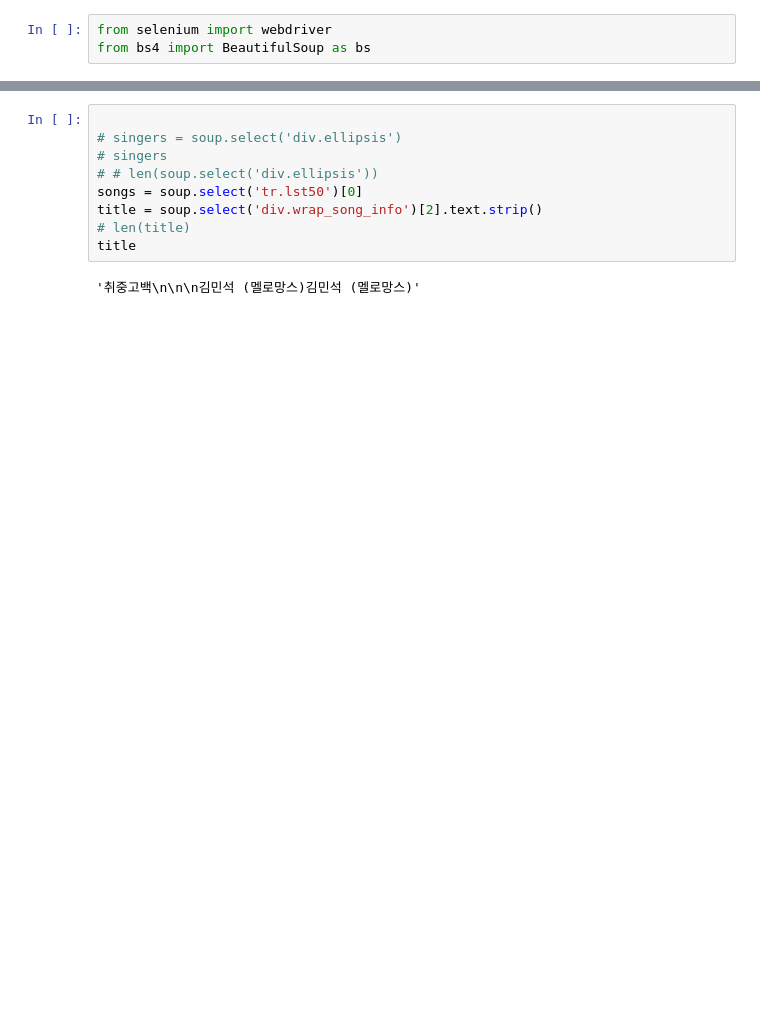
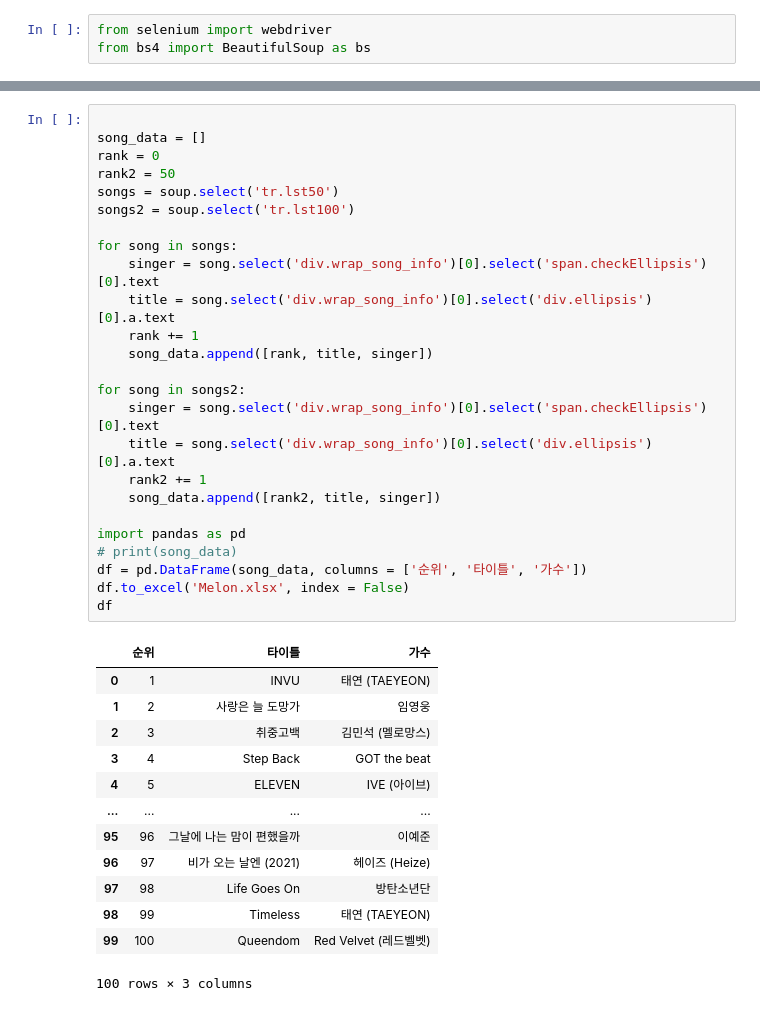
Before and after one commit to wanggoNya/Python-Study, a Jupyter notebook: AI analysis/crawling_melon_day11.ipynb, the cells around one changed output, grey strips where cells are left out. Saved outputs shown, nothing was run; the diff lists cells and outputs as text; blank space fills up the shorter version.

Commit message:
Crawling of Melon Task
Crawling of Melon Task

```diff
--- a/AI analysis/crawling_melon_day11.ipynb
+++ b/AI analysis/crawling_melon_day11.ipynb
@@ -53,11 +53,39 @@ title
-# %%
-
-# singers = soup.select('div.ellipsis')
-# singers
-# # len(soup.select('div.ellipsis'))
-songs = soup.select('tr.lst50')[0]
-title = soup.select('div.wrap_song_info')[2].text.strip()
-# len(title)
-title
-# %% [output]
-'취중고백\n\n\n김민석 (멜로망스)김민석 (멜로망스)'
+# %%
+
+song_data = []
+rank = 0
+rank2 = 50
+songs = soup.select('tr.lst50')
+songs2 = soup.select('tr.lst100')
+
+for song in songs:
+    singer = song.select('div.wrap_song_info')[0].select('span.checkEllipsis')[0].text
+    title = song.select('div.wrap_song_info')[0].select('div.ellipsis')[0].a.text
+    rank += 1
+    song_data.append([rank, title, singer])
+
+for song in songs2:
+    singer = song.select('div.wrap_song_info')[0].select('span.checkEllipsis')[0].text
+    title = song.select('div.wrap_song_info')[0].select('div.ellipsis')[0].a.text
+    rank2 += 1
+    song_data.append([rank2, title, singer])
+
+import pandas as pd
+# print(song_data)
+df = pd.DataFrame(song_data, columns = ['순위', '타이틀', '가수'])
+df.to_excel('Melon.xlsx', index = False)
+df
+# %% [output]
+|  | 순위 | 타이틀 | 가수 |
+| 0 | 1 | INVU | 태연 (TAEYEON) |
+| 1 | 2 | 사랑은 늘 도망가 | 임영웅 |
+| 2 | 3 | 취중고백 | 김민석 (멜로망스) |
+| 3 | 4 | Step Back | GOT the beat |
+| 4 | 5 | ELEVEN | IVE (아이브) |
+| ... | ... | ... | ... |
+| 95 | 96 | 그날에 나는 맘이 편했을까 | 이예준 |
+| 96 | 97 | 비가 오는 날엔 (2021) | 헤이즈 (Heize) |
+| 97 | 98 | Life Goes On | 방탄소년단 |
+| 98 | 99 | Timeless | 태연 (TAEYEON) |
+| 99 | 100 | Queendom | Red Velvet (레드벨벳) |
+100 rows × 3 columns
```
Also changed, not shown: parts of 2 cells of this notebook, 1 other file.
